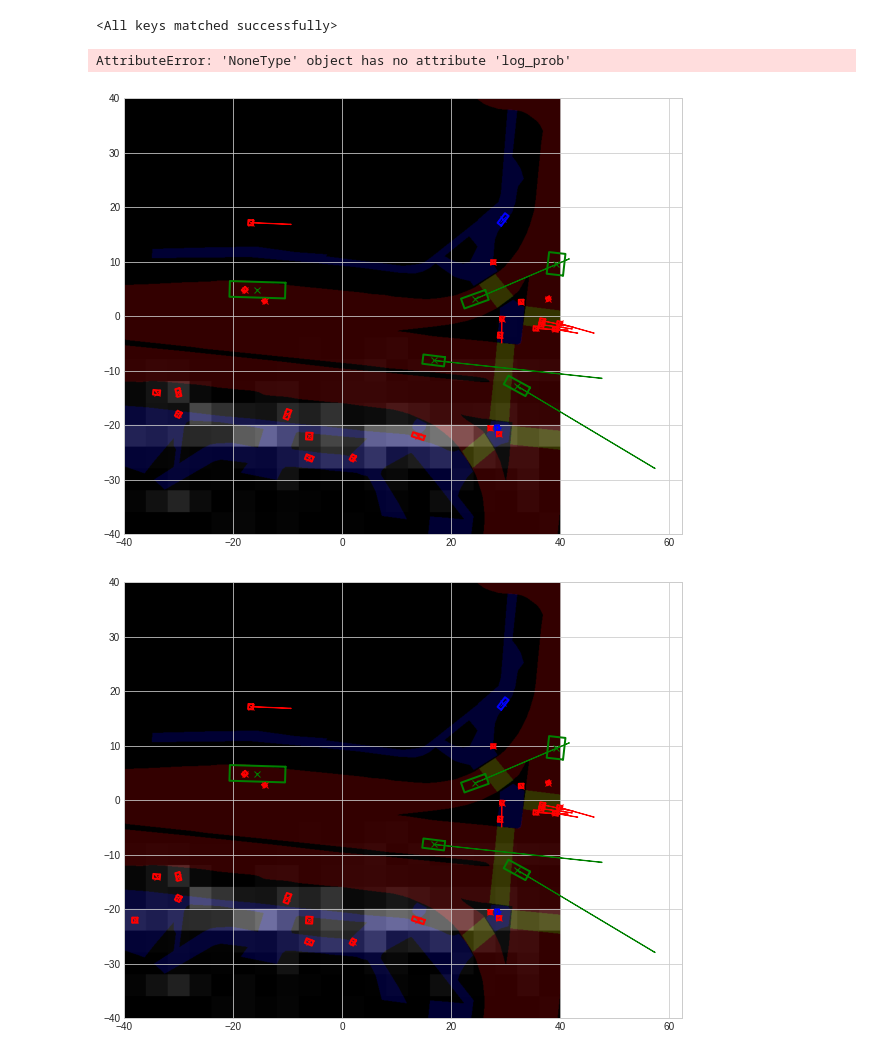
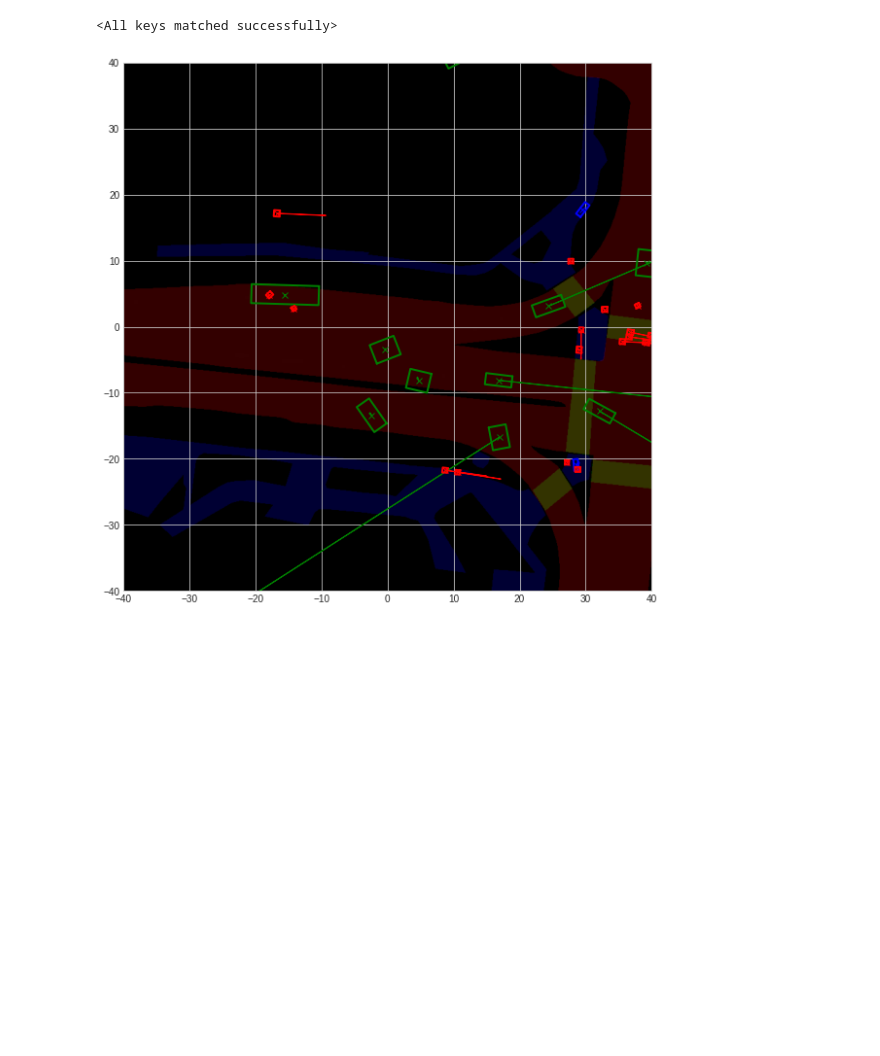
Before and after one commit to Abracadabra0/ATISS-Traffic, a Jupyter notebook: visualize.ipynb, the cells around one changed output. Drawn from its saved outputs; the diff is of its cells as text; code cells hidden in the pictures; blank space fills up the shorter version.

```diff
--- a/visualize.ipynb
+++ b/visualize.ipynb
@@ -19,13 +18,11 @@ def to_numpy(data: dict):
             to_numpy(data[k])
 # %%
 plt.ion()
-# np.random.seed(0)
-# torch.manual_seed(0)
 dataset = NuScenesDataset("/media/yifanlin/My Passport/data/nuScene-processed", train=True)
 axes_limit = 40
 cat2color = {1: 'red', 2: 'blue', 3: 'green'}
 model = AutoregressiveTransformer()
-model.load_state_dict(torch.load('./ckpts/07-21-22:34:28'))
+model.load_state_dict(torch.load('./ckpts/07-23-22:37:00'))
 # %% [output]
 <All keys matched successfully>
 # %%
@@ -43,56 +33,55 @@ condition = {
+# %%
+condition = {
+    "category": 3,  # int
+}
 # %%
-for _ in range(5):
-    preds, probs = model.generate(input_data, length, condition)
-    to_numpy(preds)
-    category = preds['category']
-    if category != 0:
-        preds['location'] = np.array([preds['location'] // 20, preds['location'] % 20]) * 4 - 40 + 2
-        data['category'] = np.concatenate([data['category'], np.array([preds['category']])], axis=0)
-        data['location'] = np.concatenate([data['location'], preds['location'].reshape(1, -1)], axis=0)
-        data['bbox'] = np.concatenate([data['bbox'], np.concatenate([preds['wl'], np.array([preds['theta']])], axis=0).reshape(1, -1)], axis=0)
-        data['velocity'] = np.concatenate([data['velocity'], np.array([[preds['s'] * preds['moving'], preds['omega']]])], axis=0)
-        idx = list(range(len(data['category'])))
-        idx.sort(key=lambda i: (-data['location'][i, 1], data['location'][i, 0]))
-        for k in ['category', 'location', 'bbox', 'velocity']:
-            data[k] = data[k][idx]
-        input_data = {}
-        input_data['category'] = torch.tensor(data['category'])
-        for k in ['location', 'bbox', 'velocity', 'map']:
-            input_data[k] = torch.tensor(data[k], dtype=torch.float)
-        input_data, length, _ = collate_train([input_data], keep_all=True)
+preds, probs = model.generate(input_data, length, condition)
+to_numpy(preds)
+category = preds['category']
+if category != 0:
+    data['category'] = np.concatenate([data['category'], np.array([preds['category']])], axis=0)
+    data['location'] = np.concatenate([data['location'], preds['location'].reshape(1, -1)], axis=0)
+    data['bbox'] = np.concatenate([data['bbox'], np.concatenate([preds['wl'], np.array([preds['theta']])], axis=0).reshape(1, -1)], axis=0)
+    data['velocity'] = np.concatenate([data['velocity'], np.array([[preds['s'] * preds['moving'], preds['omega']]])], axis=0)
+    idx = list(range(len(data['category'])))
+    idx.sort(key=lambda i: (-data['location'][i, 1], data['location'][i, 0]))
+    for k in ['category', 'location', 'bbox', 'velocity']:
+        data[k] = data[k][idx]
+    input_data = {}
+    input_data['category'] = torch.tensor(data['category'])
+    for k in ['location', 'bbox', 'velocity', 'map']:
+        input_data[k] = torch.tensor(data[k], dtype=torch.float)
+    input_data, length, _ = collate_train([input_data], keep_all=True)
 
     _, ax = plt.subplots(figsize=(10, 10))
     map_layers = np.stack(data['map'][:3], axis=-1) * 0.2
-    grid = np.meshgrid(np.arange(-axes_limit, axes_limit, 4), np.flip(np.arange(-axes_limit, axes_limit, 4)))
-    grid = np.stack(grid, axis=-1)
-    grid = (grid + 40) // 4
-    grid = grid[..., 0] * 20 + grid[..., 1]
-    prob_map = np.exp(probs['location'].log_prob(torch.tensor(grid)).numpy())
+    prob_map = probs['location'].log_prob(torch.tensor(np.arange(10000))).reshape(100, 100).numpy()
+    prob_map = np.exp(prob_map)
+    prob_map = np.kron(prob_map, np.ones((8, 8)))
     prob_map /= prob_map.sum()
-    prob_map = np.kron(prob_map, np.ones((40, 40)))
-    map_layers += prob_map[..., None] * 10
+    map_layers += prob_map[..., None] * 100
     ax.imshow(map_layers, extent=[-axes_limit, axes_limit, -axes_limit, axes_limit])
     for i in range(length.item()):
         if data['category'][i] != 0:
             color = cat2color[data['category'][i]]
             loc = data['location'][i]
             ax.plot(loc[0], loc[1], 'x', color=color)
             w, l, theta = data['bbox'][i]
             corners = np.array([[l / 2, w / 2],
                                 [-l / 2, w / 2],
                                 [-l / 2, -w / 2],
                                 [l / 2, -w / 2],
                                 [l / 2, w / 2]])
             rotation = np.array([[np.cos(theta), np.sin(theta)],
                                  [-np.sin(theta), np.cos(theta)]])
             corners = np.dot(corners, rotation) + loc
             ax.plot(corners[:, 0], corners[:, 1], color=color, linewidth=2)
             speed, omega = data['velocity'][i]
             rotation = np.array([[np.cos(omega), np.sin(omega)],
                                  [-np.sin(omega), np.cos(omega)]])
             velocity = np.dot(np.array([speed, 0]), rotation)
             ax.arrow(loc[0], loc[1], velocity[0] * 5, velocity[1] * 5, color=color, width=0.05)
+    ax.set_xlim([-axes_limit, axes_limit])
+    ax.set_ylim([-axes_limit, axes_limit])
 # %% [output]
-AttributeError: 'NoneType' object has no attribute 'log_prob'
-[figure, old version]
+[figure, new version]
-[figure, removed]
```
Also changed, not shown: parts of 9 cells of this notebook, 2 other files.
